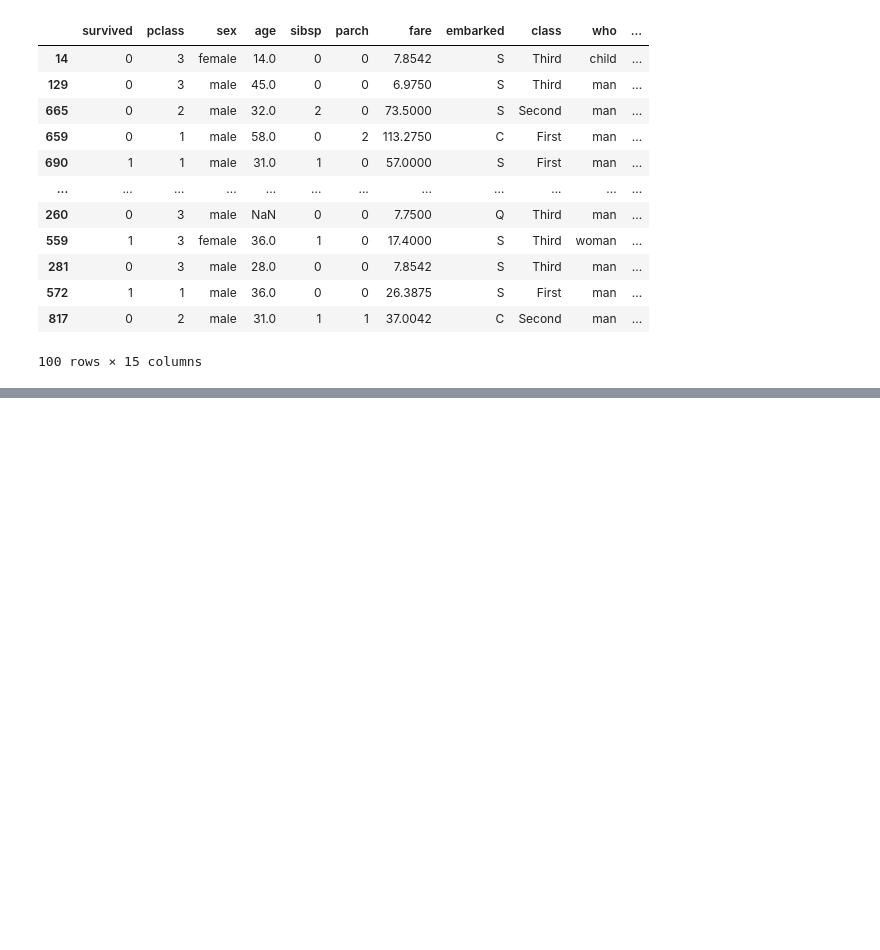
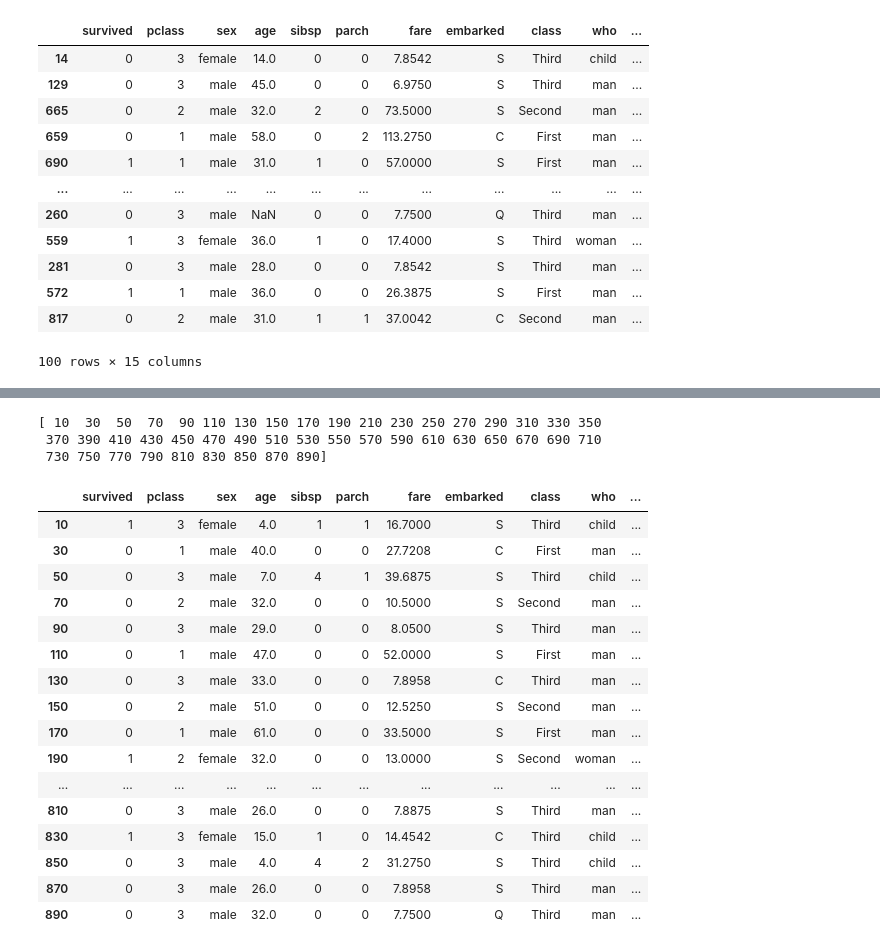
Before and after one commit to TinyHero13/100-dias-dados, a Jupyter notebook: dia_2/dia2_estatistica_python.ipynb, the cells around one changed output, grey strips where cells are left out. Saved outputs shown, nothing was run; the diff lists cells and outputs as text; code cells hidden in the pictures; blank space fills up the shorter version.

Commit message:
Adicionando amostras

```diff
--- a/dia_2/dia2_estatistica_python.ipynb
+++ b/dia_2/dia2_estatistica_python.ipynb
@@ -55,0 +98,30 @@ amostra
+# %%
+# np.arange(start, stop, step)
+# inicio, final, passo
+indices = np.arange(10, len(df), step=20)
+print(indices)
+# %% [output]
+[ 10  30  50  70  90 110 130 150 170 190 210 230 250 270 290 310 330 350
+ 370 390 410 430 450 470 490 510 530 550 570 590 610 630 650 670 690 710
+ 730 750 770 790 810 830 850 870 890]
+# %%
+amostra_sistematica = df.iloc[indices]
+amostra_sistematica
+# %% [output]
+|  | survived | pclass | sex | age | sibsp | parch | fare | embarked | class | who | ... |
+| 10 | 1 | 3 | female | 4.0 | 1 | 1 | 16.7000 | S | Third | child | ... |
+| 30 | 0 | 1 | male | 40.0 | 0 | 0 | 27.7208 | C | First | man | ... |
+| 50 | 0 | 3 | male | 7.0 | 4 | 1 | 39.6875 | S | Third | child | ... |
+| 70 | 0 | 2 | male | 32.0 | 0 | 0 | 10.5000 | S | Second | man | ... |
+| 90 | 0 | 3 | male | 29.0 | 0 | 0 | 8.0500 | S | Third | man | ... |
+| 110 | 0 | 1 | male | 47.0 | 0 | 0 | 52.0000 | S | First | man | ... |
+| 130 | 0 | 3 | male | 33.0 | 0 | 0 | 7.8958 | C | Third | man | ... |
+| 150 | 0 | 2 | male | 51.0 | 0 | 0 | 12.5250 | S | Second | man | ... |
+| 170 | 0 | 1 | male | 61.0 | 0 | 0 | 33.5000 | S | First | man | ... |
+| 190 | 1 | 2 | female | 32.0 | 0 | 0 | 13.0000 | S | Second | woman | ... |
+| ... | ... | ... | ... | ... | ... | ... | ... | ... | ... | ... | ... |
+| 810 | 0 | 3 | male | 26.0 | 0 | 0 | 7.8875 | S | Third | man | ... |
+| 830 | 1 | 3 | female | 15.0 | 1 | 0 | 14.4542 | C | Third | child | ... |
+| 850 | 0 | 3 | male | 4.0 | 4 | 2 | 31.2750 | S | Third | child | ... |
+| 870 | 0 | 3 | male | 26.0 | 0 | 0 | 7.8958 | S | Third | man | ... |
+| 890 | 0 | 3 | male | 32.0 | 0 | 0 | 7.7500 | Q | Third | man | ... |
```
Also changed, not shown: parts of 7 cells of this notebook, 2 other files.
